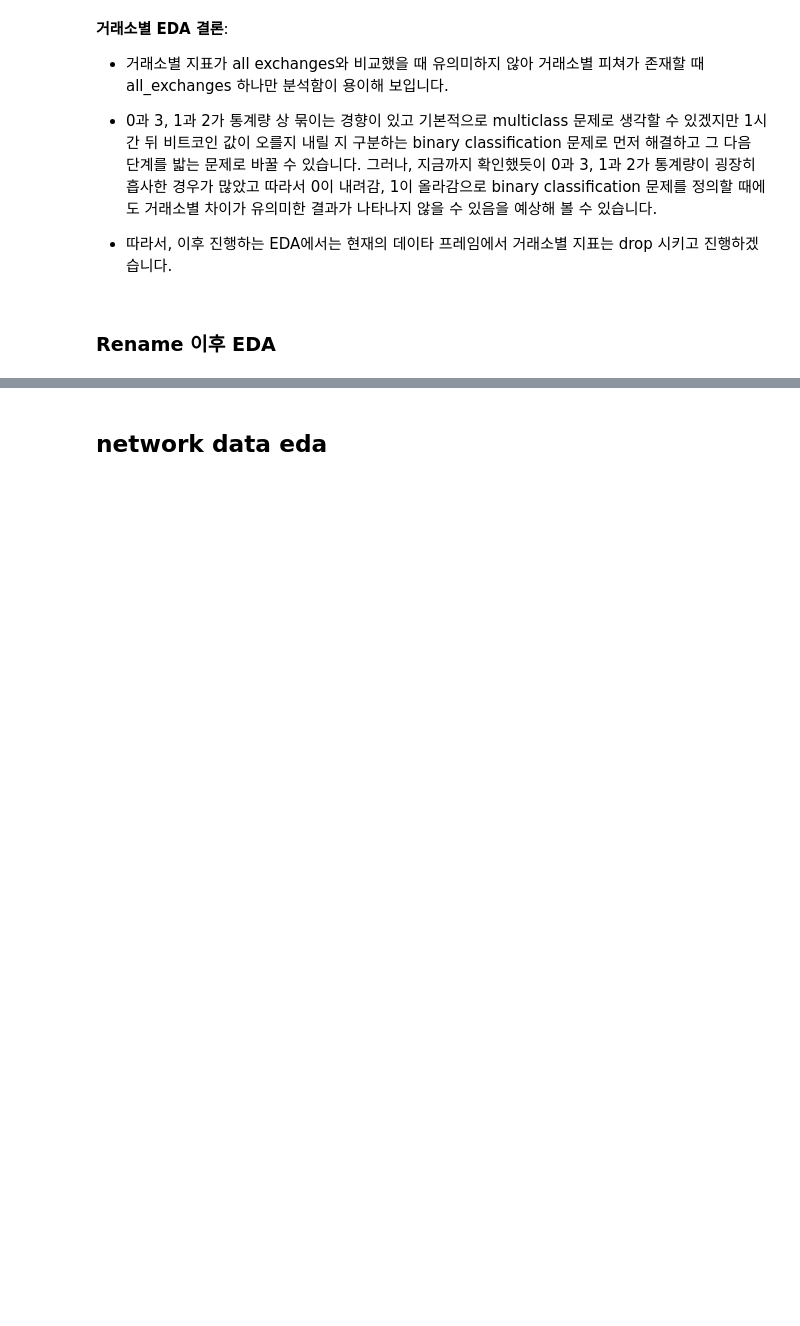
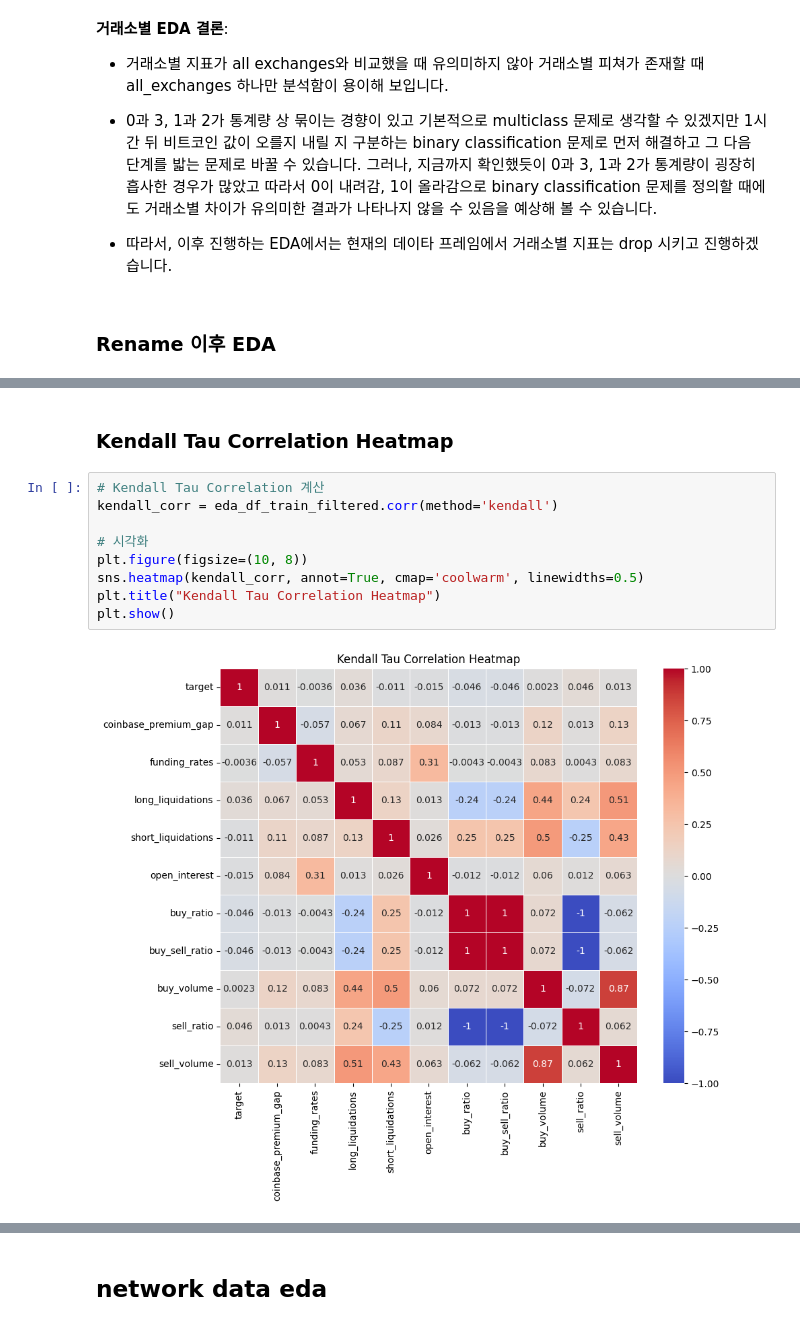
Before and after one commit to boostcampaitech7/level1-classificationinmachinelearning-recsys-10, a Jupyter notebook: eda_fe.ipynb, the cells around one changed output, grey strips where cells are left out. Saved outputs shown, nothing was run; the diff lists cells and outputs as text; blank space fills up the shorter version.

```diff
--- a/eda_fe.ipynb
+++ b/eda_fe.ipynb
@@ -636,0 +820,13 @@ df.shape
+# %% [markdown]
+### Kendall Tau Correlation Heatmap
+# %%
+# Kendall Tau Correlation 계산
+kendall_corr = eda_df_train_filtered.corr(method='kendall')
+
+# 시각화
+plt.figure(figsize=(10, 8))
+sns.heatmap(kendall_corr, annot=True, cmap='coolwarm', linewidths=0.5)
+plt.title("Kendall Tau Correlation Heatmap")
+plt.show()
+# %% [output]
+[figure, added]
```
Also changed, not shown: parts of 40 cells of this notebook.
